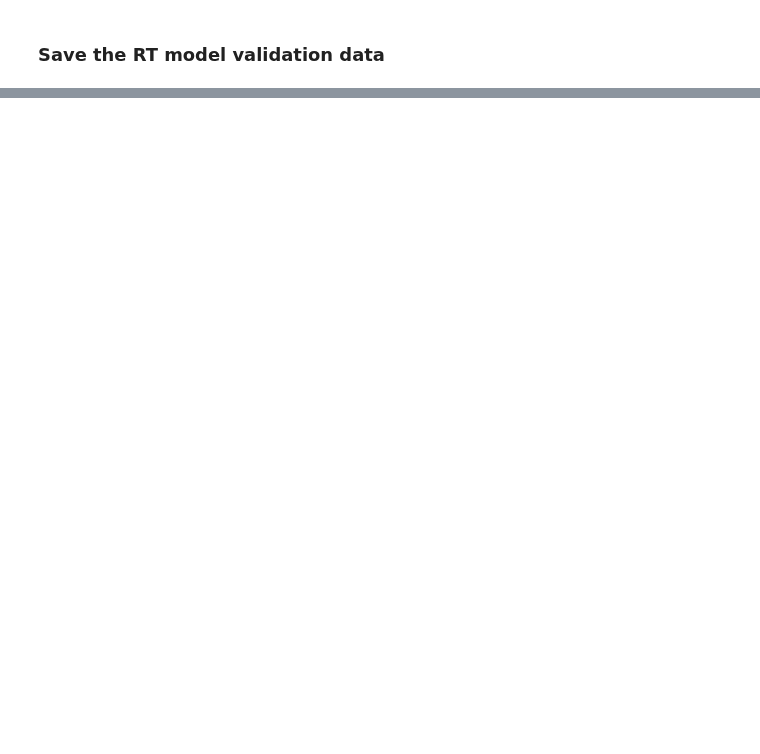
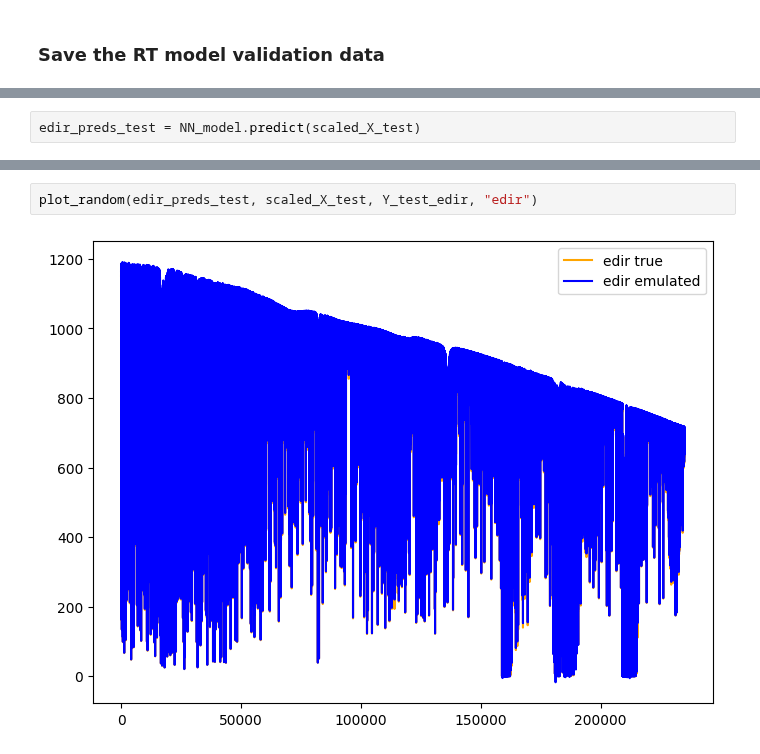
Before and after one commit to HerraKaava/RT_model_emulator, a Jupyter notebook: code-files/NN_model_edir.ipynb, the cells around one changed output, grey strips where cells are left out. Drawn from its saved outputs; the diff is of its cells as text; blank space fills up the shorter version.

Commit message:
updating edir emulator

```diff
--- a/code-files/NN_model_edir.ipynb
+++ b/code-files/NN_model_edir.ipynb
@@ -319,0 +318,2 @@ save_HDF5(Y=Y_val_edir, save_loc=save_loc, file_name=file_name)
+# %%
+edir_preds_test = NN_model.predict(scaled_X_test)
@@ -319,0 +322,4 @@ save_HDF5(Y=Y_val_edir, save_loc=save_loc, file_name=file_name)
+# %%
+plot_random(edir_preds_test, scaled_X_test, Y_test_edir, "edir")
+# %% [output]
+[figure, added]
```
Also changed, not shown: parts of 16 cells of this notebook.
